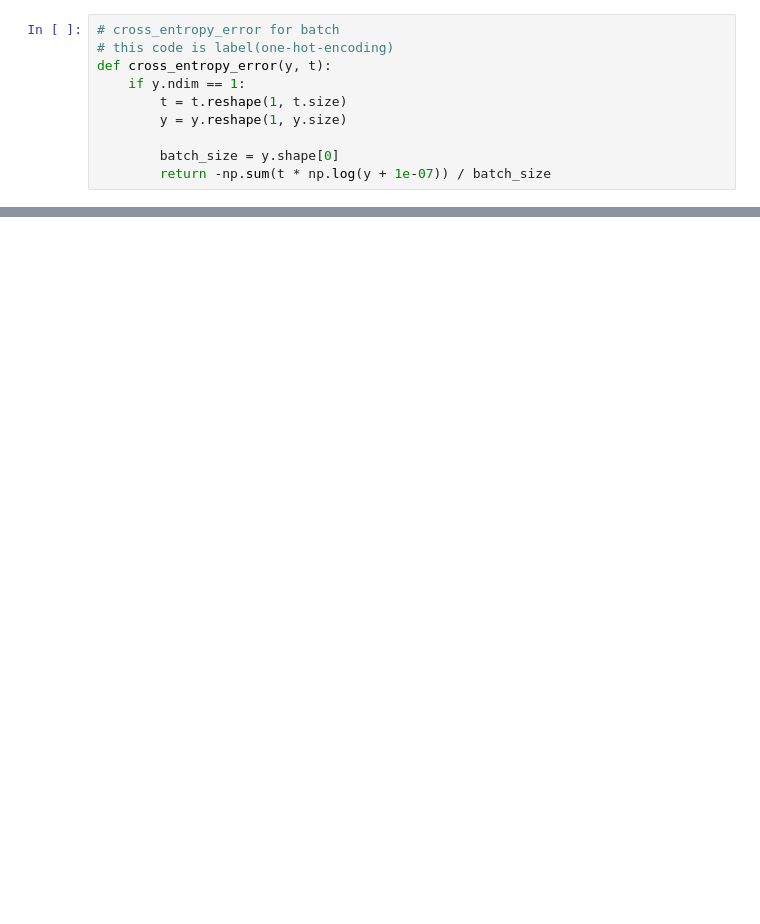
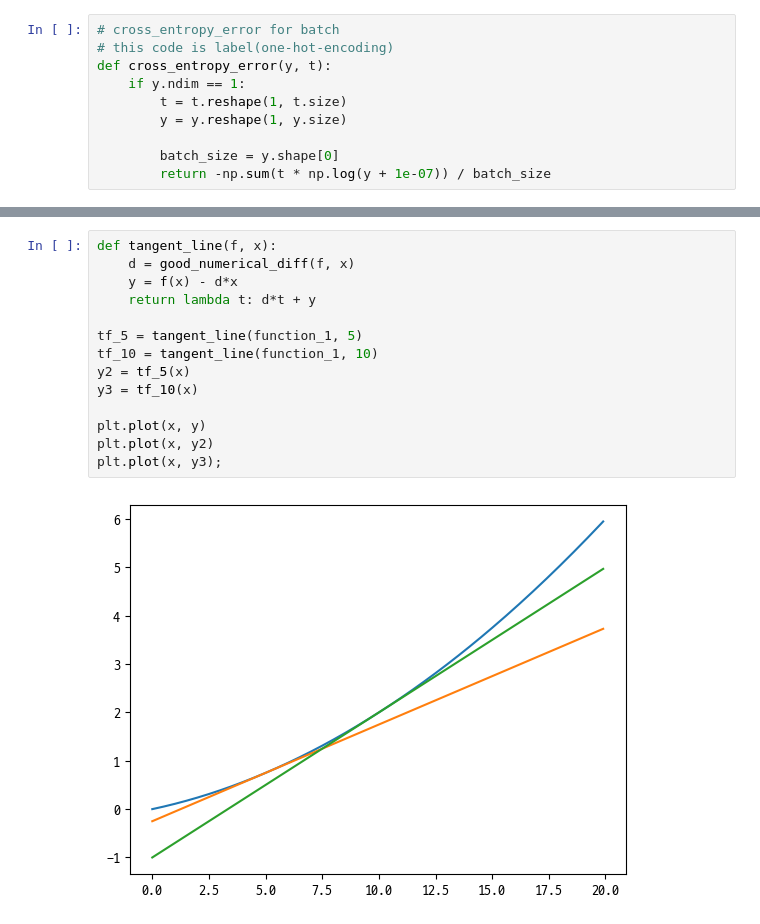
Before and after one commit to AnMyeongGyu/deep_learning_from_scratch, a Jupyter notebook: Chp4.ipynb, the cells around one changed output, grey strips where cells are left out. Saved outputs shown, nothing was run; the diff lists cells and outputs as text; blank space fills up the shorter version.

```diff
--- a/Chp4.ipynb
+++ b/Chp4.ipynb
@@ -84,0 +136,16 @@ def cross_entropy_error(y, t):
+# %%
+def tangent_line(f, x):
+    d = good_numerical_diff(f, x)
+    y = f(x) - d*x
+    return lambda t: d*t + y
+
+tf_5 = tangent_line(function_1, 5)
+tf_10 = tangent_line(function_1, 10)
+y2 = tf_5(x)
+y3 = tf_10(x)
+
+plt.plot(x, y)
+plt.plot(x, y2)
+plt.plot(x, y3);
+# %% [output]
+[figure, added]
```
Also changed, not shown: parts of 5 cells of this notebook.
